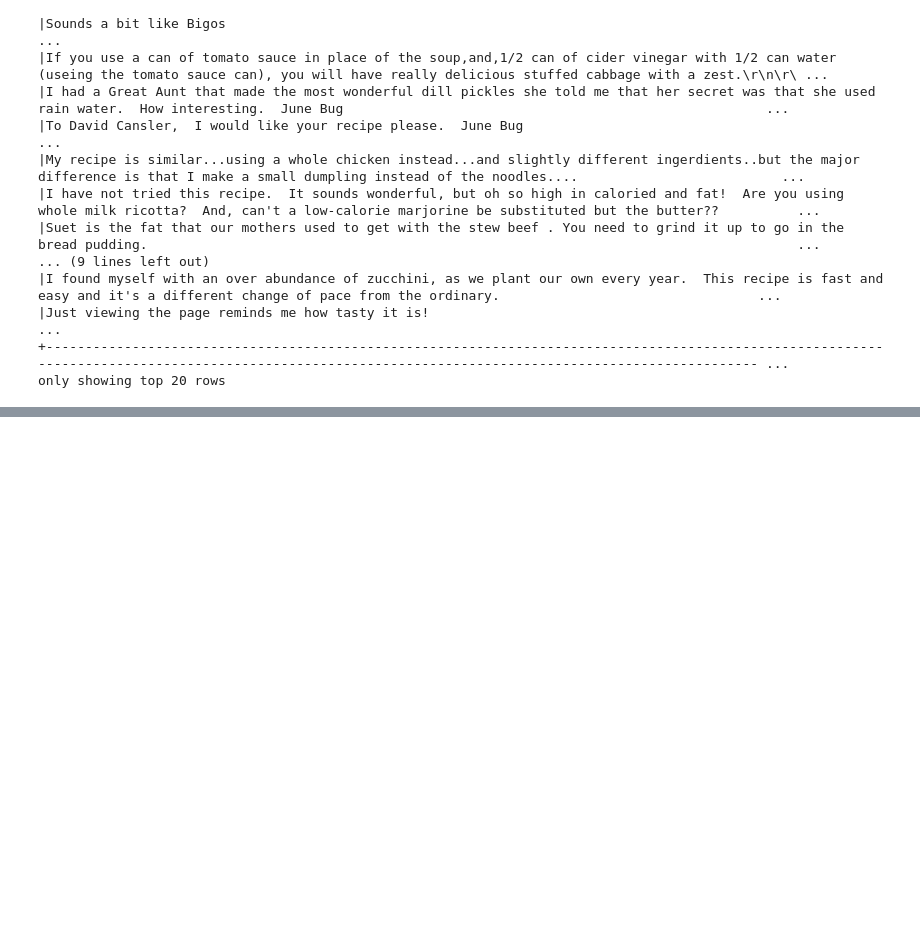
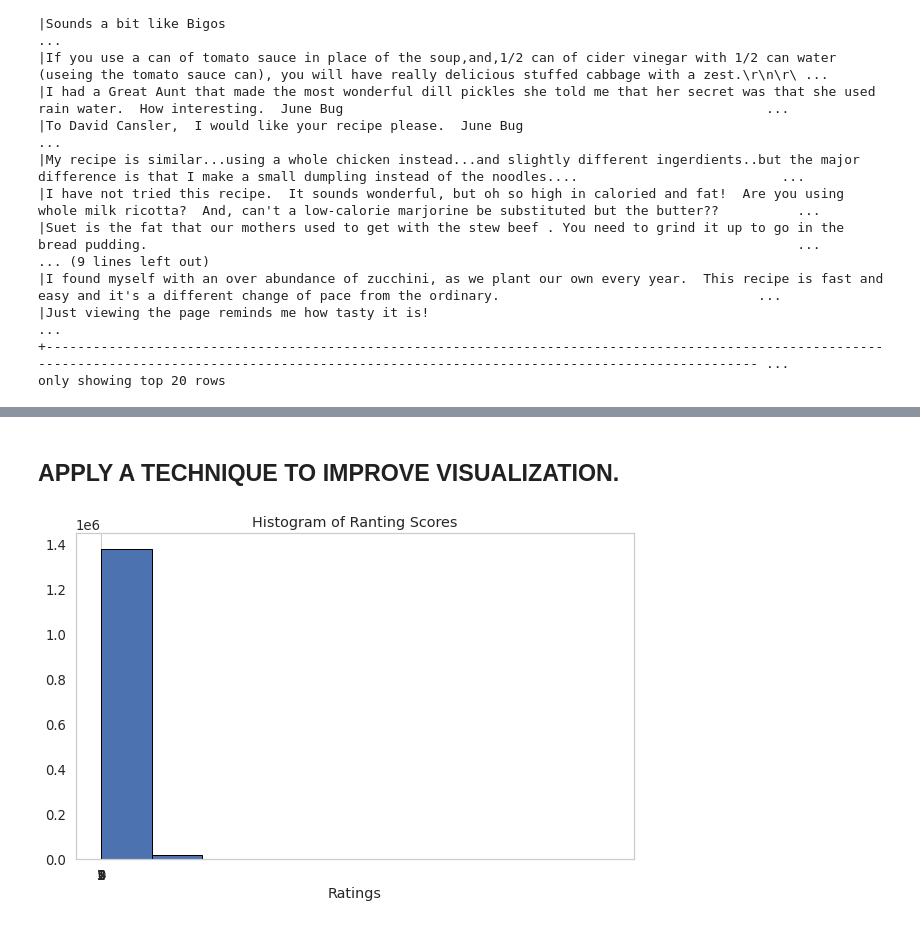
Before and after one commit to nozomu2020264/MSc---DA-C.A.-1---2nd-Semester-, a Jupyter notebook: Msc DA - CA 1 - 2nd Semester - Nozomu - 2020264.ipynb, the cells around one changed output, grey strips where cells are left out. Drawn from its saved outputs; the diff is of its cells as text; code cells hidden in the pictures; blank space fills up the shorter version.

```diff
--- a/Msc DA - CA 1 - 2nd Semester - Nozomu - 2020264.ipynb
+++ b/Msc DA - CA 1 - 2nd Semester - Nozomu - 2020264.ipynb
@@ -257,0 +343,12 @@ only showing top 20 rows
+# %% [markdown]
+## APPLY A TECHNIQUE TO IMPROVE VISUALIZATION.
+# %%
+plt.figure(figsize=(10, 6))
+plt.hist(review_word_lengh_pd['rev_w_length'], edgecolor='black')
+plt.title("Histogram of Ranting Scores")
+plt.xlabel("Ratings")
+plt.xticks(range(6))
+plt.grid(axis='y')
+plt.show()
+# %% [output]
+[figure, added]
```
Also changed, not shown: parts of 36 cells of this notebook.
